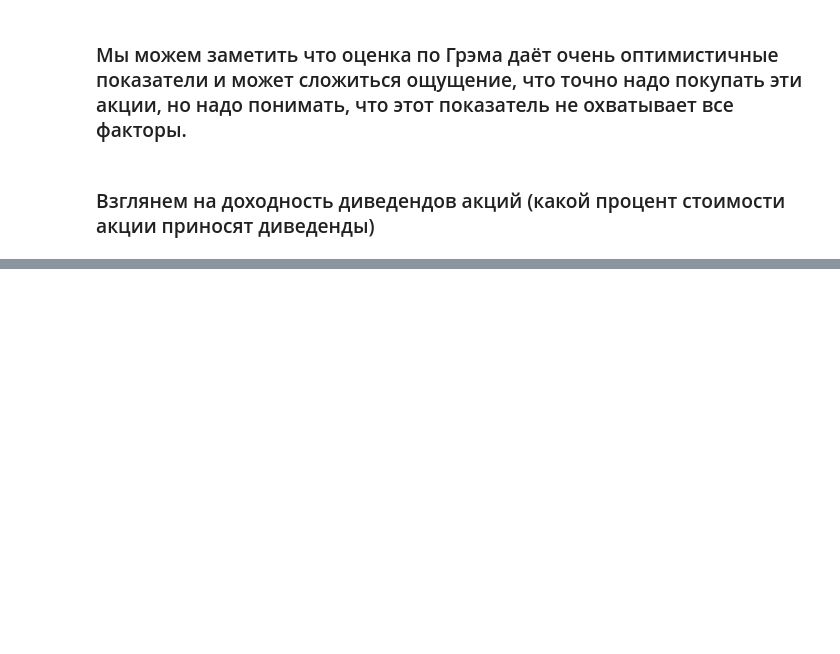
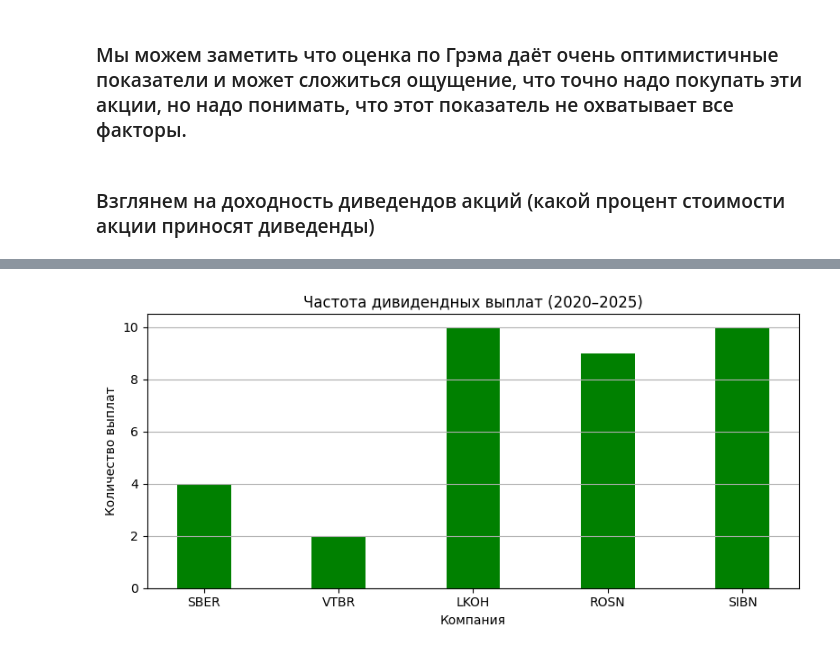
Before and after one commit to Lepiev/finance, a Jupyter notebook: analysis.ipynb, the cells around one changed output, grey strips where cells are left out. Saved outputs shown, nothing was run; the diff lists cells and outputs as text; code cells hidden in the pictures; blank space fills up the shorter version.

```diff
--- a/analysis.ipynb
+++ b/analysis.ipynb
@@ -199,0 +200,26 @@ plt.show()
+# %%
+
+
+# Данные по выплатам дивидендов с 2020 года
+dividends = {
+    'SBER': [18.7, 18.7, 25, 33.3],
+    'VTBR': [3.865 , 7],
+    'LKOH': [350, 46, 213, 340, 256, 537, 438, 447, 498, 514],
+    'ROSN': [18.07, 6.94, 18.03, 23.63, 20.39, 17.97, 30.77, 29.01, 36.47],
+    'SIBN': [19.82, 5, 10, 40, 16, 69.78, 12.16, 82.94, 19.49, 51.96]
+}
+
+# Считаем количество выплат для каждой компании
+counts = {ticker: len(payments) for ticker, payments in dividends.items()}
+
+# Строим столбчатую диаграмму
+fig, ax = plt.subplots(figsize=(8, 4))
+ax.bar(counts.keys(), counts.values(), color = 'green', width= 0.4)
+ax.set_title('Частота дивидендных выплат (2020–2025)')
+ax.set_xlabel('Компания')
+ax.set_ylabel('Количество выплат')
+ax.grid(axis='y')
+plt.tight_layout()
+plt.show()
+# %% [output]
+[figure, added]
```
Also changed, not shown: parts of 8 cells of this notebook.
